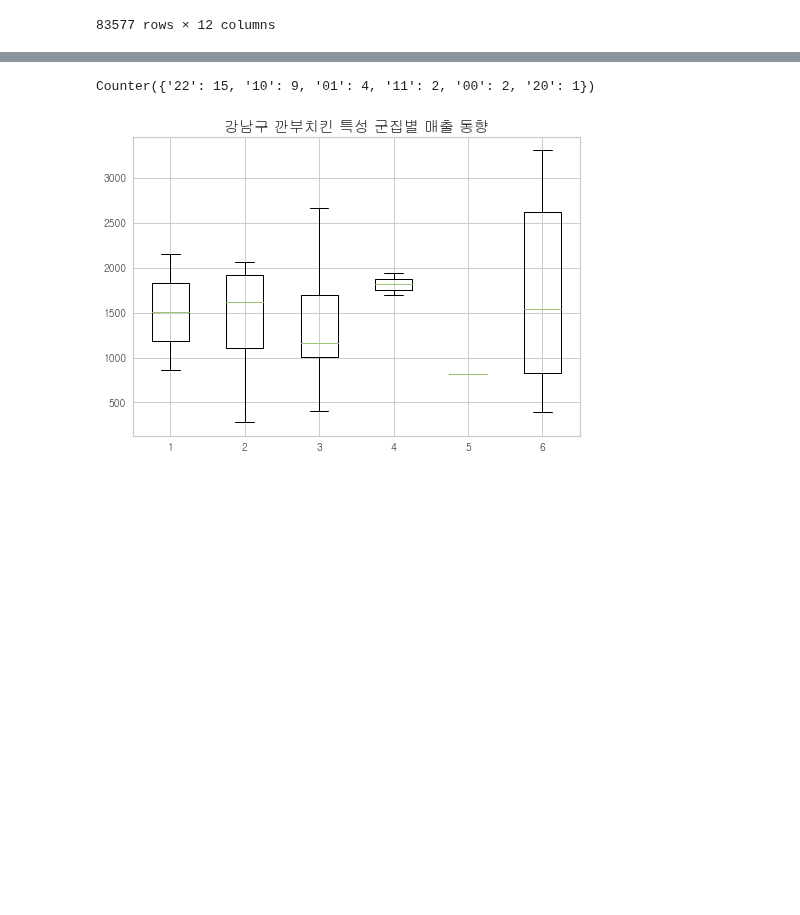
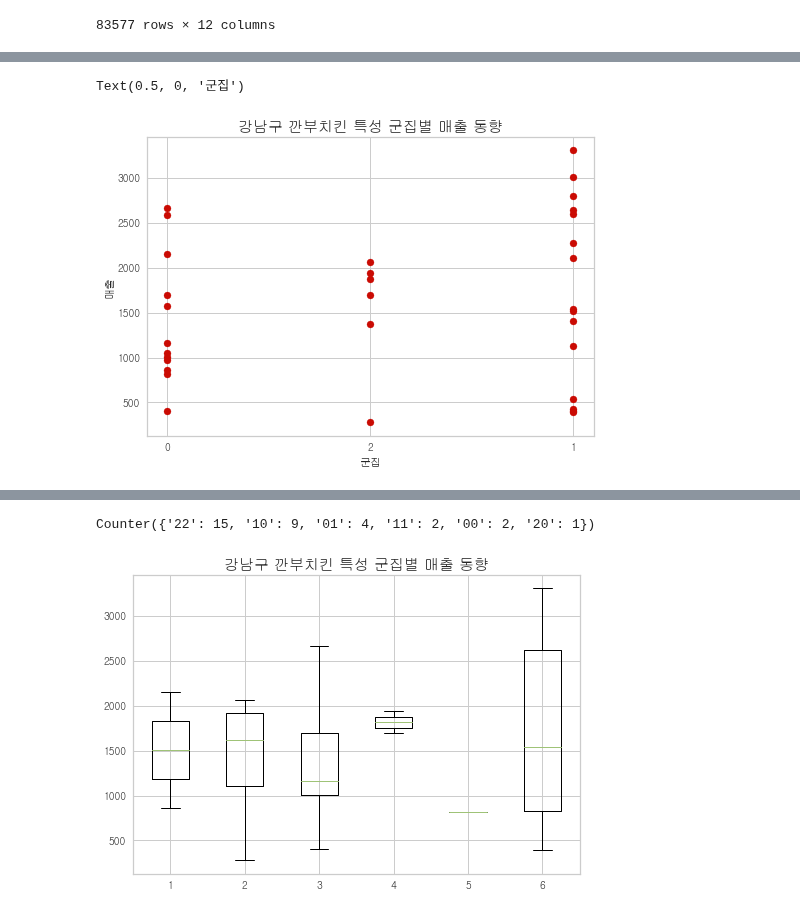
Before and after one commit to POSdata-Sales-Prediction/Store-operation-consulting, a Jupyter notebook: gangnam_geographic_clustering.ipynb, the cells around one changed output, grey strips where cells are left out. Cells and saved outputs as stored; diff of their text form; code cells hidden in the pictures; blank space fills up the shorter version.

```diff
--- a/gangnam_geographic_clustering.ipynb
+++ b/gangnam_geographic_clustering.ipynb
@@ -333,0 +385,17 @@ gganbu
+# %%
+import matplotlib.pyplot as plt
+
+# 한글 폰트 사용을 위해서 세팅
+from matplotlib import font_manager, rc
+font_path = "C:/Windows/Fonts/NGULIM.TTF"
+font = font_manager.FontProperties(fname=font_path).get_name()
+rc('font', family=font)
+
+plt.scatter(gganbu["totalFeature"], gganbu["인구대비매출"], color='r')
+plt.title('강남구 깐부치킨 특성 군집별 매출 동향', fontsize=15)
+#plt.xlabel("sepal_length")
+plt.ylabel("매출")
+plt.xlabel("군집")
+# %% [output]
+Text(0.5, 0, '군집')
+[figure, added]
```
Also changed, not shown: parts of 8 cells of this notebook, 1 other file.
